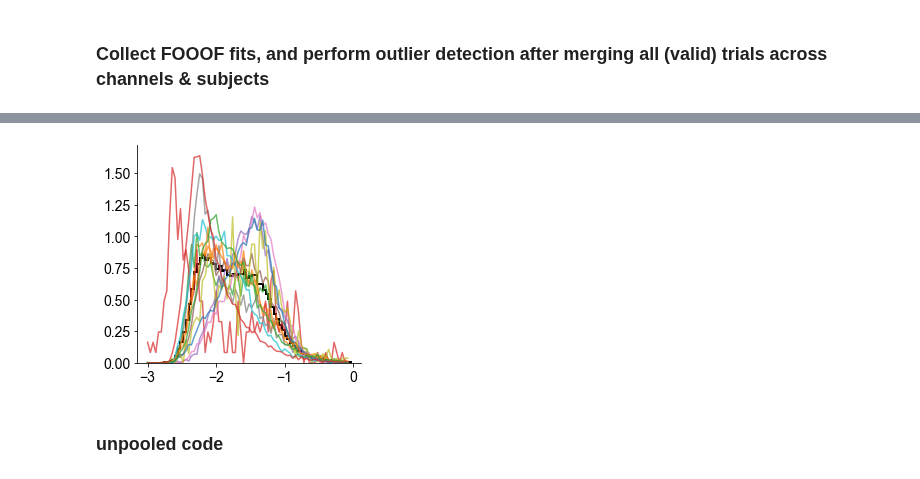
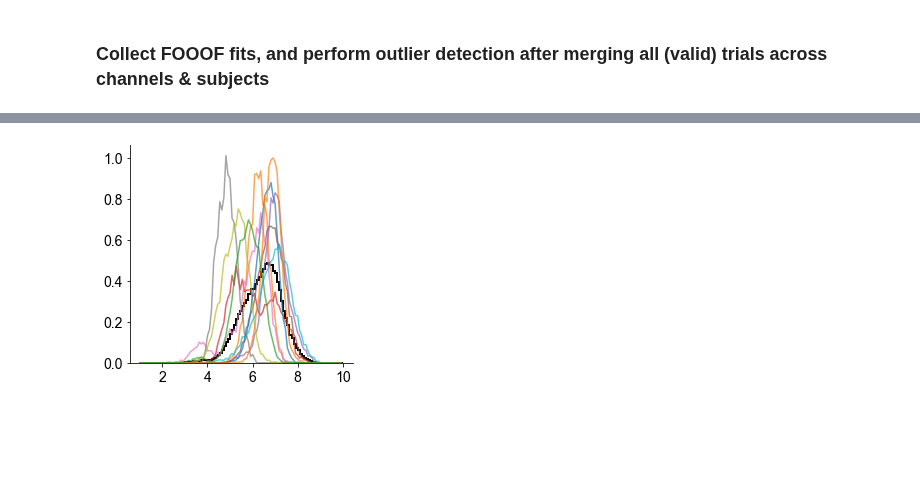
Before and after one commit to rdgao/field-echos, a Jupyter notebook: notebooks/4_viz_human_wm.ipynb, the cells around one changed output, grey strips where cells are left out. Cells and saved outputs as stored; diff of their text form; code cells hidden in the pictures; blank space fills up the shorter version.

Commit message:
working on rerunning model with theta & hfa

```diff
--- a/notebooks/4_viz_human_wm.ipynb
+++ b/notebooks/4_viz_human_wm.ipynb
@@ -76,7 +84,7 @@ df_alltrials['tau'][(df_alltrials['exp']<0) | (df_alltrials['exp']>8)] = np.nan
 # %%
-z_outlier = 5
+z_outlier = 100
 log_tau = True
-global_outlier = True
+global_outlier = False
 
 df_operating = df_alltrials.copy()
 grand_avg = []
@@ -199,14 +193,27 @@ array([60.42966043, 41.39626352,  1.73913043, 43.52300242, 41.85897436,
 # %%
-bins = np.arange(-3,0,0.04)
+log_feat = False
+feat = 'theta'
+#bins = np.arange(np.floor(df_alltrials[feat].min()), np.ceil(df_alltrials[feat].max()), 0.02)
+if log_feat:
+    bins = np.linspace(np.log10(np.floor(df_alltrials[feat].min())), np.log10(np.ceil(df_alltrials[feat].max())), 100)
+else:
+    bins = np.linspace(np.floor(df_alltrials[feat].min()), np.ceil(df_alltrials[feat].max()), 100)
+
+
 plt.figure(figsize=(4,4))
 for i_p in patient_inds:
-    counts = np.histogram(np.log10(df_alltrials[df_alltrials['patient']==i_p]['tau']), bins, density=True)[0]
+    if log_feat:
+        counts = np.histogram(np.log10(df_alltrials[df_alltrials['patient']==i_p][feat]), bins, density=True)[0]
+    else:
+        counts = np.histogram(df_alltrials[df_alltrials['patient']==i_p][feat], bins, density=True)[0]
+
     plt.plot(bins[:-1],counts, alpha=0.7)
 
-#plt.legend(patient_inds)
-plt.hist(np.log10(df_alltrials['tau']), bins, histtype='step', ec='k',lw=2, density=True);
+if log_feat:
+    plt.hist(np.log10(df_alltrials[feat]), bins, histtype='step', ec='k',lw=2, density=True);
+else:
+    plt.hist(df_alltrials[feat], bins, histtype='step', ec='k',lw=2, density=True);
+
 despine();
 # %% [output]
-[figure, old version]
+[figure, new version]
-# %% [markdown]
-### unpooled code
```
Also changed, not shown: parts of 13 cells of this notebook, 3 other files.
